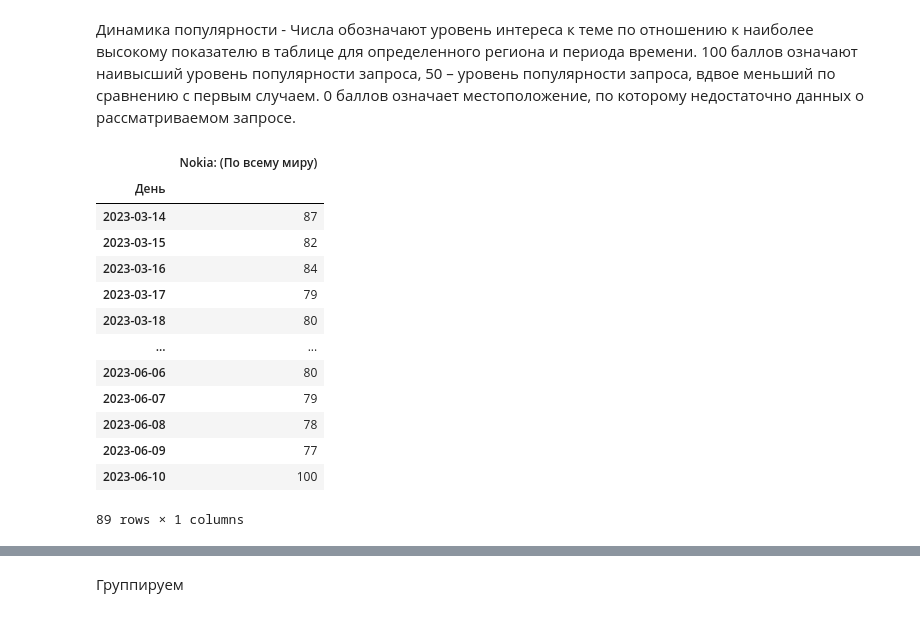
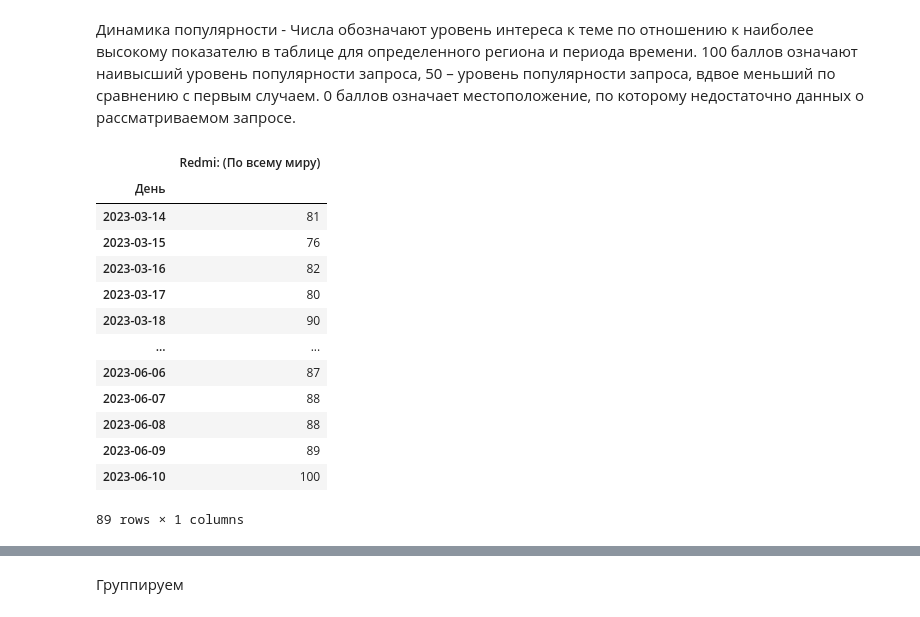
Before and after one commit to AleksKids/hedonistic-demand-from-ebay, a Jupyter notebook: ML/Using model and analyse.ipynb, the cells around one changed output, grey strips where cells are left out. Saved outputs shown, nothing was run; the diff lists cells and outputs as text; code cells hidden in the pictures.

```diff
--- a/ML/Using model and analyse.ipynb
+++ b/ML/Using model and analyse.ipynb
@@ -207,22 +207,22 @@ plt.show()
 # %% [markdown]
 Динамика популярности - Числа обозначают уровень интереса к теме по отношению к наиболее высокому показателю в таблице для определенного региона и периода времени. 100 баллов означают наивысший уровень популярности запроса, 50 – уровень популярности запроса, вдвое меньший по сравнению с первым случаем. 0 баллов означает местоположение, по которому недостаточно данных о рассматриваемом запросе.
 # %%
-nokia_trends = pd.read_csv("https://raw.githubusercontent.com/AleksKids/hedonistic-demand-from-ebay/main/Data%20Tables/Trends/Nokia.csv", delimiter = ',', index_col=0)
-nokia_trends.index = pd.to_datetime(nokia_trends.index)
-nokia_trends
+redmi_trends = pd.read_csv("https://raw.githubusercontent.com/AleksKids/hedonistic-demand-from-ebay/main/Data%20Tables/Trends/Redmi.csv", delimiter = ',', index_col=0)
+redmi_trends.index = pd.to_datetime(redmi_trends.index)
+redmi_trends
 # %% [output]
-|  | Nokia: (По всему миру) |
+|  | Redmi: (По всему миру) |
 | День |  |
-| 2023-03-14 | 87 |
-| 2023-03-15 | 82 |
-| 2023-03-16 | 84 |
-| 2023-03-17 | 79 |
-| 2023-03-18 | 80 |
+| 2023-03-14 | 81 |
+| 2023-03-15 | 76 |
+| 2023-03-16 | 82 |
+| 2023-03-17 | 80 |
+| 2023-03-18 | 90 |
 | ... | ... |
-| 2023-06-06 | 80 |
-| 2023-06-07 | 79 |
-| 2023-06-08 | 78 |
-| 2023-06-09 | 77 |
+| 2023-06-06 | 87 |
+| 2023-06-07 | 88 |
+| 2023-06-08 | 88 |
+| 2023-06-09 | 89 |
 | 2023-06-10 | 100 |
 89 rows × 1 columns
 # %%
```
Also changed, not shown: parts of 6 cells of this notebook, 1 other file.
